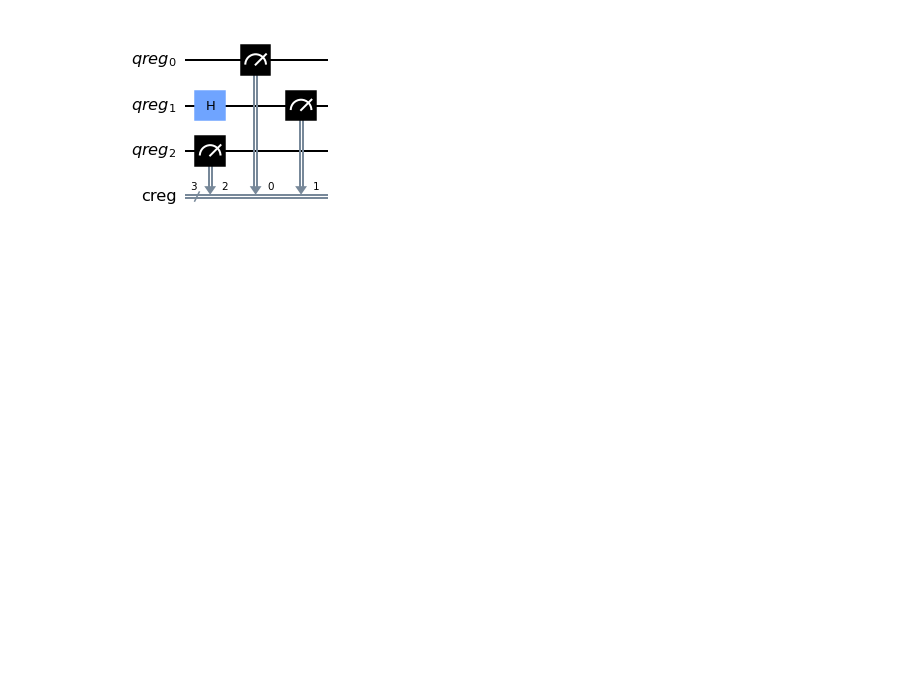
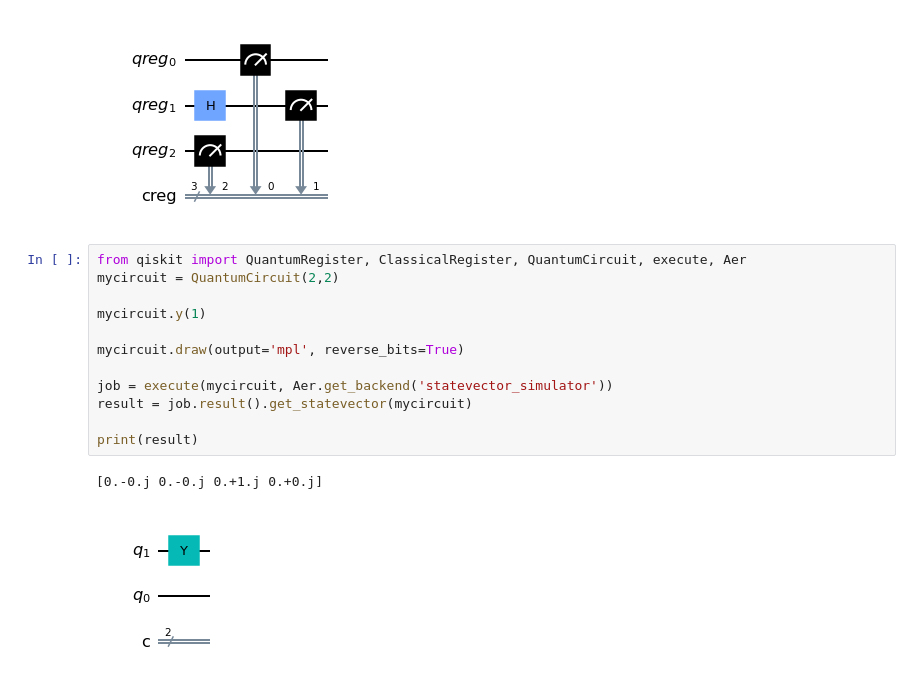
Before and after one commit to dev-aditya/QWorld_Summer_School_2021, a Jupyter notebook: practice /test_notebook.ipynb, the cells around one changed output. Cells and saved outputs as stored; diff of their text form; blank space fills up the shorter version.

```diff
--- a/practice /test_notebook.ipynb
+++ b/practice /test_notebook.ipynb
@@ -144,3 +144,18 @@ print(counts) # counts is a dictionary
 # %% [output]
 {'010': 493, '000': 507}
 [figure]
+# %%
+from qiskit import QuantumRegister, ClassicalRegister, QuantumCircuit, execute, Aer
+mycircuit = QuantumCircuit(2,2)
+
+mycircuit.y(1)
+
+mycircuit.draw(output='mpl', reverse_bits=True)
+
+job = execute(mycircuit, Aer.get_backend('statevector_simulator'))
+result = job.result().get_statevector(mycircuit)
+
+print(result)
+# %% [output]
+[0.-0.j 0.-0.j 0.+1.j 0.+0.j]
+[figure, added]
```
Also changed, not shown: parts of 8 cells of this notebook, 2 other files.
